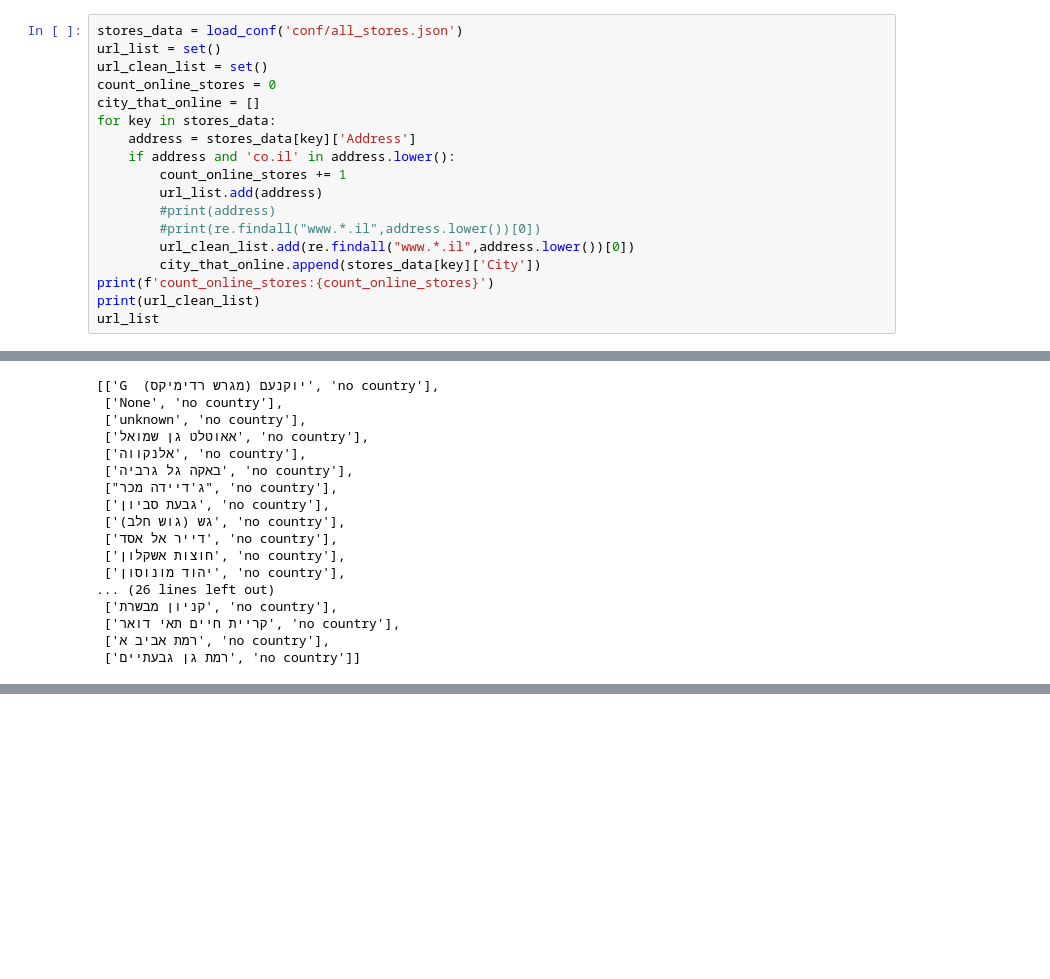
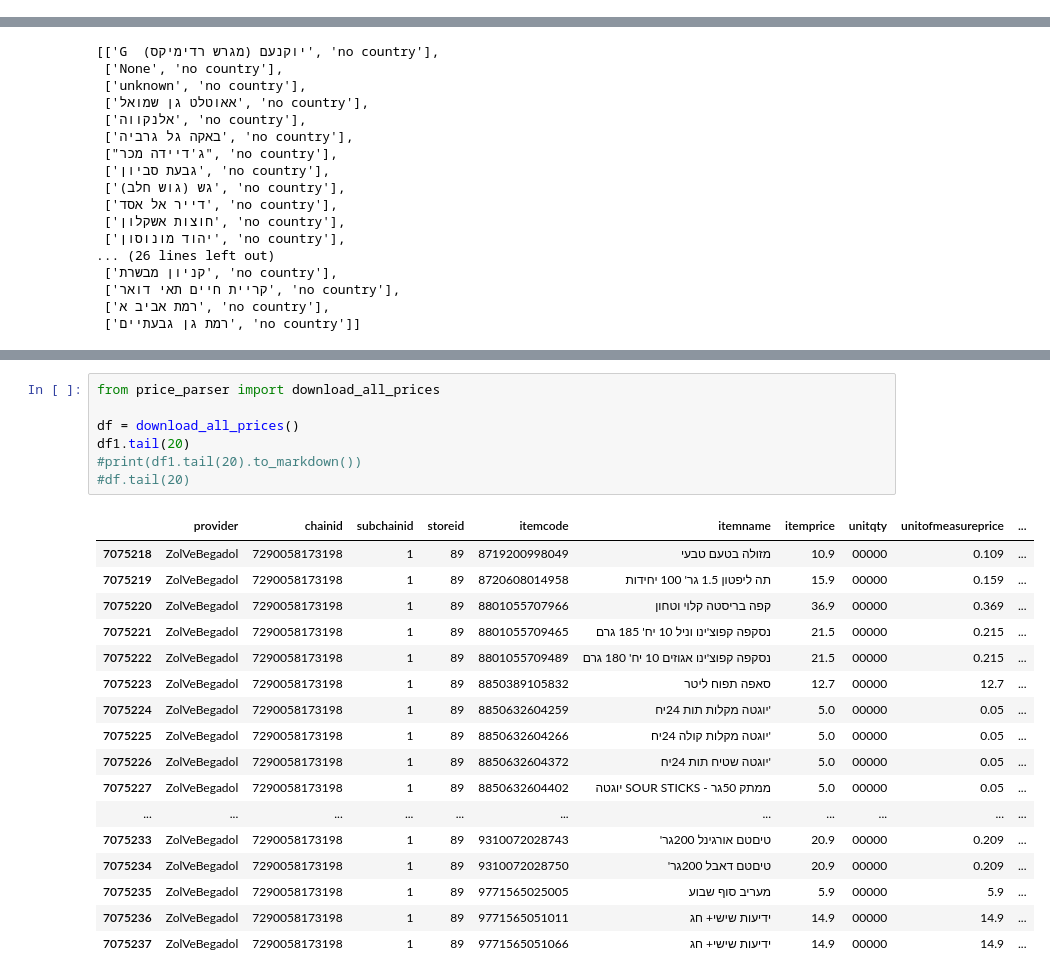
Before and after one commit to AKorets/israeli-supermarket-data, a Jupyter notebook: testbed.ipynb, the cells around one changed output, grey strips where cells are left out. Drawn from its saved outputs; the diff is of its cells as text; blank space fills up the shorter version.

Commit message:
add download_all_prices flow

```diff
--- a/testbed.ipynb
+++ b/testbed.ipynb
@@ -85,21 +85,3 @@ unknown
  'תל אביב יפו',
  'תל השומר',
  'תל ציון']
-# %%
-stores_data = load_conf('conf/all_stores.json')
-url_list = set()
-url_clean_list = set()
-count_online_stores = 0
-city_that_online = []
-for key in stores_data:
-    address = stores_data[key]['Address']
-    if address and 'co.il' in address.lower():
-        count_online_stores += 1
-        url_list.add(address)
-        #print(address)
-        #print(re.findall("www.*.il",address.lower())[0])
-        url_clean_list.add(re.findall("www.*.il",address.lower())[0])
-        city_that_online.append(stores_data[key]['City'])
-print(f'count_online_stores:{count_online_stores}')
-print(url_clean_list)
-url_list
@@ -503,0 +377,25 @@ sns.histplot(df1[df1.City_Count>30], y="City")
+# %%
+from price_parser import download_all_prices
+
+df = download_all_prices()
+df1.tail(20)
+#print(df1.tail(20).to_markdown())
+#df.tail(20)
+# %% [output]
+|  | provider | chainid | subchainid | storeid | itemcode | itemname | itemprice | unitqty | unitofmeasureprice | ... |
+| 7075218 | ZolVeBegadol | 7290058173198 | 1 | 89 | 8719200998049 | מזולה בטעם טבעי | 10.9 | 00000 | 0.109 | ... |
+| 7075219 | ZolVeBegadol | 7290058173198 | 1 | 89 | 8720608014958 | תה ליפטון 1.5 גר' 100 יחידות | 15.9 | 00000 | 0.159 | ... |
+| 7075220 | ZolVeBegadol | 7290058173198 | 1 | 89 | 8801055707966 | קפה בריסטה קלוי וטחון | 36.9 | 00000 | 0.369 | ... |
+| 7075221 | ZolVeBegadol | 7290058173198 | 1 | 89 | 8801055709465 | נסקפה קפוצ'ינו וניל 10 יח' 185 גרם | 21.5 | 00000 | 0.215 | ... |
+| 7075222 | ZolVeBegadol | 7290058173198 | 1 | 89 | 8801055709489 | נסקפה קפוצ'ינו אגוזים 10 יח' 180 גרם | 21.5 | 00000 | 0.215 | ... |
+| 7075223 | ZolVeBegadol | 7290058173198 | 1 | 89 | 8850389105832 | סאפה תפוח ליטר | 12.7 | 00000 | 12.7 | ... |
+| 7075224 | ZolVeBegadol | 7290058173198 | 1 | 89 | 8850632604259 | יוגטה מקלות תות 24יח' | 5.0 | 00000 | 0.05 | ... |
+| 7075225 | ZolVeBegadol | 7290058173198 | 1 | 89 | 8850632604266 | יוגטה מקלות קולה 24יח' | 5.0 | 00000 | 0.05 | ... |
+| 7075226 | ZolVeBegadol | 7290058173198 | 1 | 89 | 8850632604372 | יוגטה שטיח תות 24יח' | 5.0 | 00000 | 0.05 | ... |
+| 7075227 | ZolVeBegadol | 7290058173198 | 1 | 89 | 8850632604402 | יוגטה SOUR STICKS - ממתק 50גר | 5.0 | 00000 | 0.05 | ... |
+| ... | ... | ... | ... | ... | ... | ... | ... | ... | ... | ... |
+| 7075233 | ZolVeBegadol | 7290058173198 | 1 | 89 | 9310072028743 | 'טיםטם אורגינל 200גר | 20.9 | 00000 | 0.209 | ... |
+| 7075234 | ZolVeBegadol | 7290058173198 | 1 | 89 | 9310072028750 | 'טיםטם דאבל 200גר | 20.9 | 00000 | 0.209 | ... |
+| 7075235 | ZolVeBegadol | 7290058173198 | 1 | 89 | 9771565025005 | מעריב סוף שבוע | 5.9 | 00000 | 5.9 | ... |
+| 7075236 | ZolVeBegadol | 7290058173198 | 1 | 89 | 9771565051011 | ידיעות שישי+ חג | 14.9 | 00000 | 14.9 | ... |
+| 7075237 | ZolVeBegadol | 7290058173198 | 1 | 89 | 9771565051066 | ידיעות שישי+ חג | 14.9 | 00000 | 14.9 | ... |
```
Also changed, not shown: parts of 5 cells of this notebook, 5 other files.
